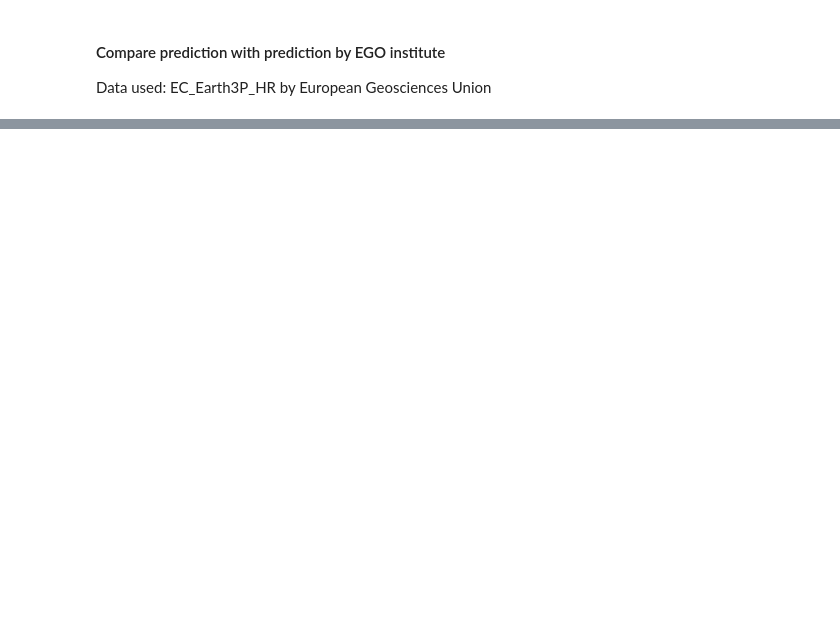
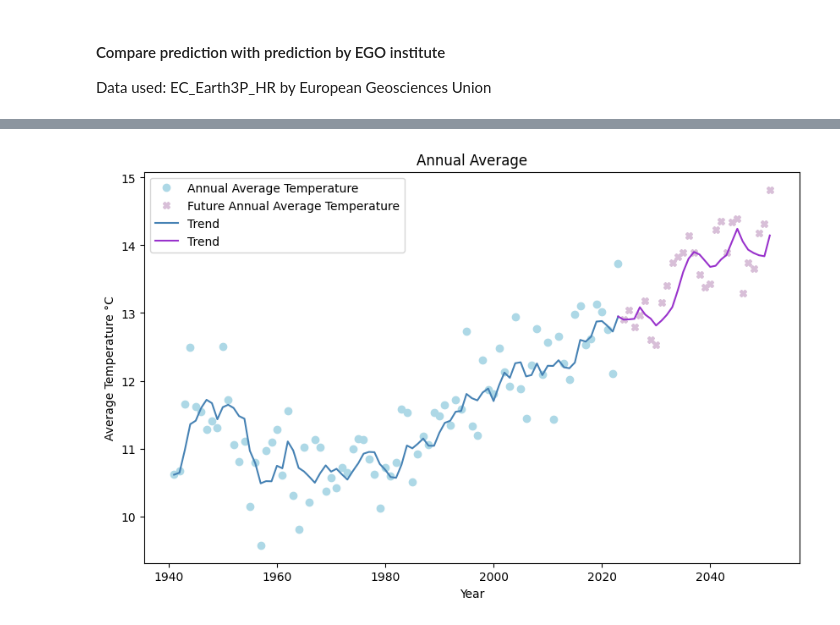
Before and after one commit to Favo02-unimi/visualizzazione-scientifica, a Jupyter notebook: machine-learning/arima_model.ipynb, the cells around one changed output, grey strips where cells are left out. Cells and saved outputs as stored; diff of their text form; code cells hidden in the pictures; blank space fills up the shorter version.

```diff
--- a/machine-learning/arima_model.ipynb
+++ b/machine-learning/arima_model.ipynb
@@ -167,0 +222,46 @@ Data used: EC_Earth3P_HR by European Geosciences Union
+# %%
+# common trend line
+common_average = pd.concat([annual_average, future_annual_average])
+
+common_trend_line = common_average.rolling(window=5, min_periods=1).mean()
+
+plt.figure(figsize=(10, 6))
+# past temps
+plt.plot(
+  annual_average.index,
+  annual_average.values,
+  marker="o",
+  label="Annual Average Temperature",
+  linestyle="none",
+  color="lightblue"
+)
+# future temps
+plt.plot(
+  future_annual_average.index,
+  future_annual_average.values,
+  label="Future Annual Average Temperature",
+  marker="X",
+  linestyle="none",
+  color="thistle"
+)
+# past trend
+plt.plot(
+  common_trend_line[:"2022-12-31"].index,
+  common_trend_line[:"2022-12-31"].values,
+  label="Trend",
+  color="steelblue"
+)
+# future trend
+plt.plot(
+  common_trend_line["2022-12-31":].index,
+  common_trend_line["2022-12-31":].values,
+  label="Trend",
+  color="darkorchid"
+)
+plt.xlabel("Year")
+plt.ylabel("Average Temperature °C")
+plt.title("Annual Average")
+plt.legend()
+plt.show()
+# %% [output]
+[figure, added]
```
Also changed, not shown: parts of 8 cells of this notebook.
